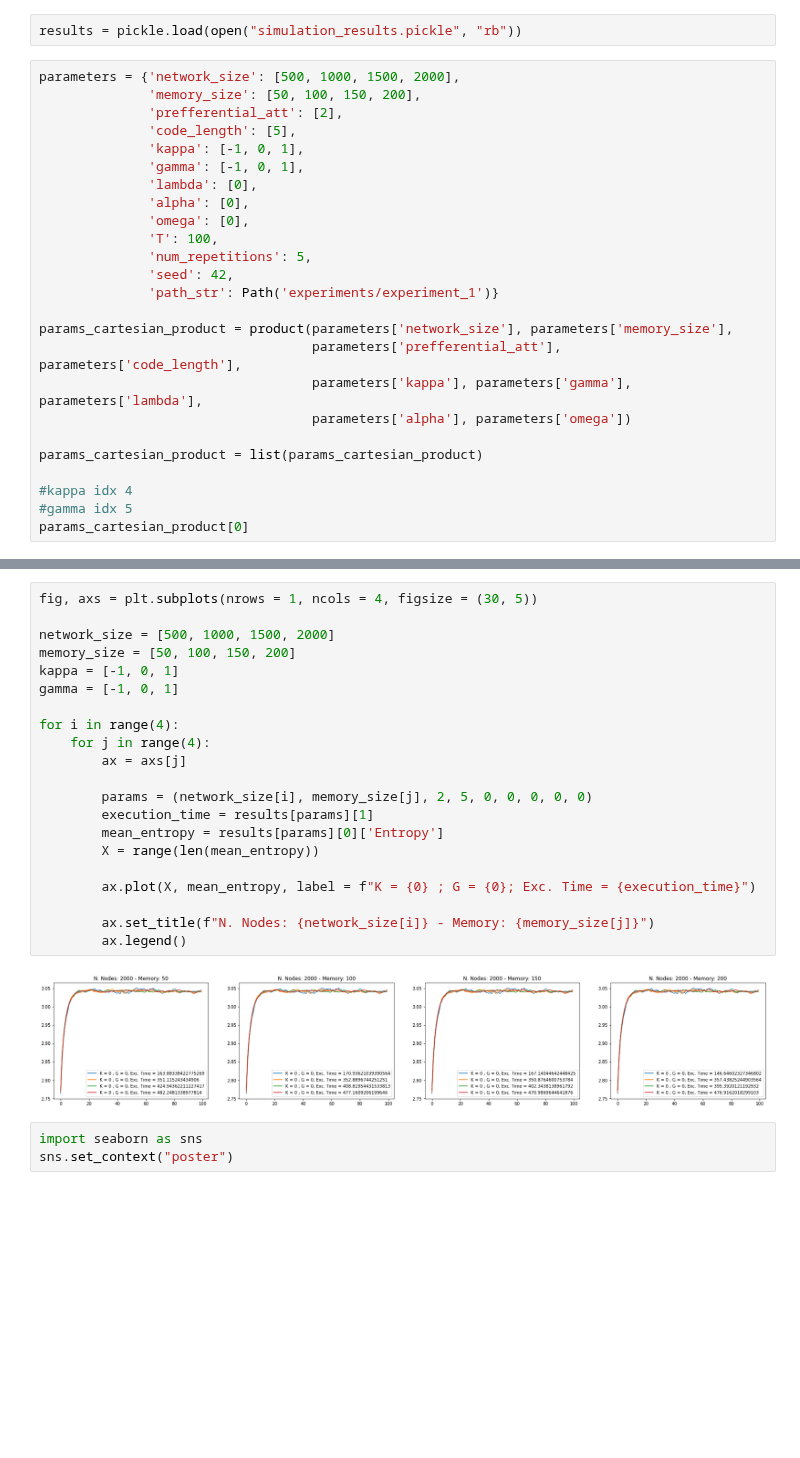
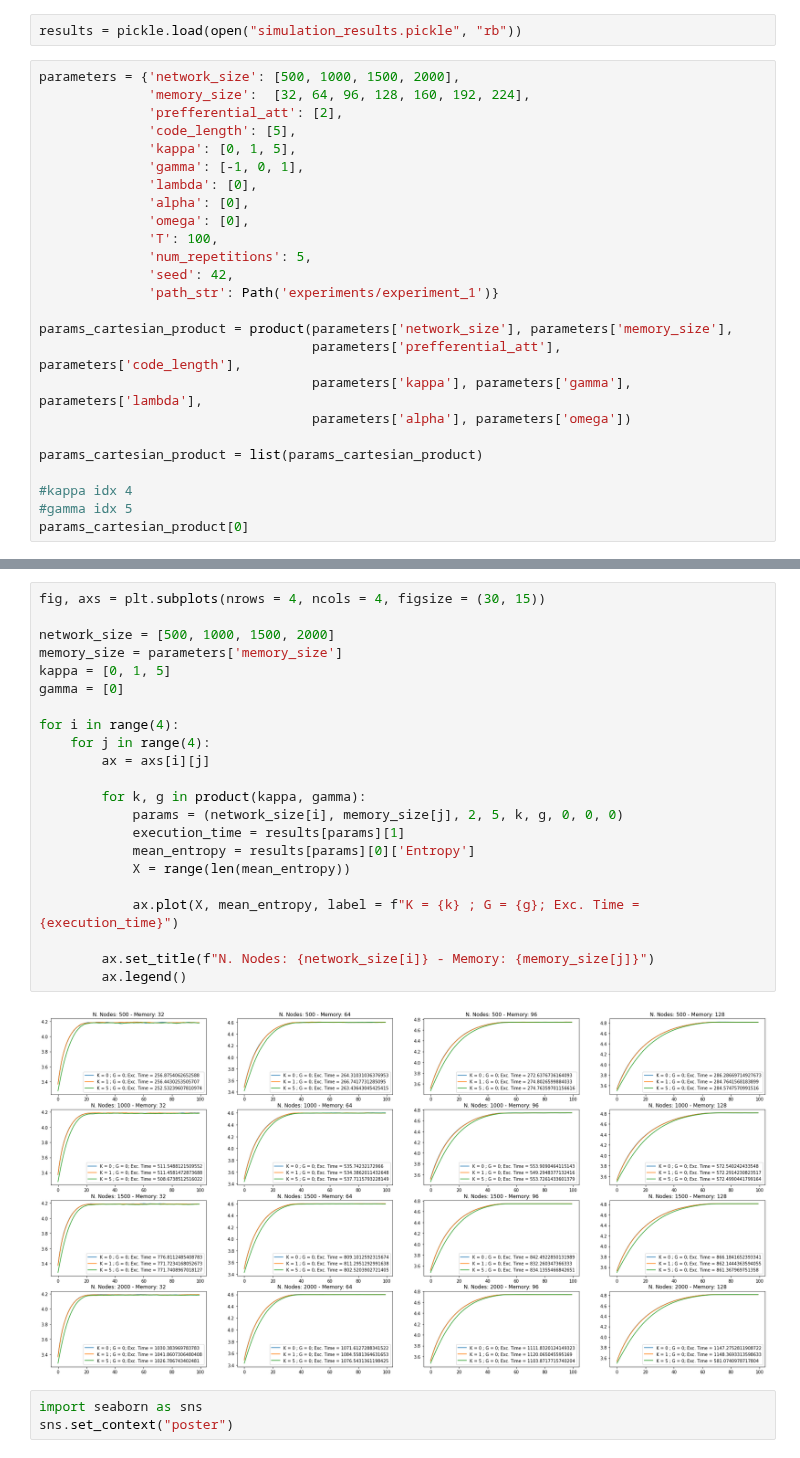
Before and after one commit to patrick-oliveira/EntropiaGrafos, a Jupyter notebook: experiments/experiment_1/[Analise] Experimento 1.ipynb, the cells around one changed output, grey strips where cells are left out. Saved outputs shown, nothing was run; the diff lists cells and outputs as text; blank space fills up the shorter version.

```diff
--- a/experiments/experiment_1/[Analise] Experimento 1.ipynb
+++ b/experiments/experiment_1/[Analise] Experimento 1.ipynb
@@ -8,10 +8,10 @@ import numpy as np
 results = pickle.load(open("simulation_results.pickle", "rb"))
 # %%
 parameters = {'network_size': [500, 1000, 1500, 2000],
-              'memory_size': [50, 100, 150, 200],
+              'memory_size':  [32, 64, 96, 128, 160, 192, 224],
               'prefferential_att': [2],
               'code_length': [5],
-              'kappa': [-1, 0, 1],
+              'kappa': [0, 1, 5],
               'gamma': [-1, 0, 1],
               'lambda': [0],
               'alpha': [0],
@@ -36,26 +36,27 @@ params_cartesian_product[0]
 # %%
-fig, axs = plt.subplots(nrows = 1, ncols = 4, figsize = (30, 5))
+fig, axs = plt.subplots(nrows = 4, ncols = 4, figsize = (30, 15))
 
 network_size = [500, 1000, 1500, 2000]
-memory_size = [50, 100, 150, 200]
-kappa = [-1, 0, 1]
-gamma = [-1, 0, 1]
+memory_size = parameters['memory_size']
+kappa = [0, 1, 5]
+gamma = [0]
 
 for i in range(4):
     for j in range(4):
-        ax = axs[j]
+        ax = axs[i][j]
 
-        params = (network_size[i], memory_size[j], 2, 5, 0, 0, 0, 0, 0)
-        execution_time = results[params][1]
-        mean_entropy = results[params][0]['Entropy']
-        X = range(len(mean_entropy))
+        for k, g in product(kappa, gamma):
+            params = (network_size[i], memory_size[j], 2, 5, k, g, 0, 0, 0)
+            execution_time = results[params][1]
+            mean_entropy = results[params][0]['Entropy']
+            X = range(len(mean_entropy))
 
-        ax.plot(X, mean_entropy, label = f"K = {0} ; G = {0}; Exc. Time = {execution_time}")
+            ax.plot(X, mean_entropy, label = f"K = {k} ; G = {g}; Exc. Time = {execution_time}")
 
         ax.set_title(f"N. Nodes: {network_size[i]} - Memory: {memory_size[j]}")
         ax.legend()
 # %% [output]
-[figure, old version]
+[figure, new version]
 # %%
 import seaborn as sns
 sns.set_context("poster")
```
Also changed, not shown: parts of 1 cell of this notebook.
